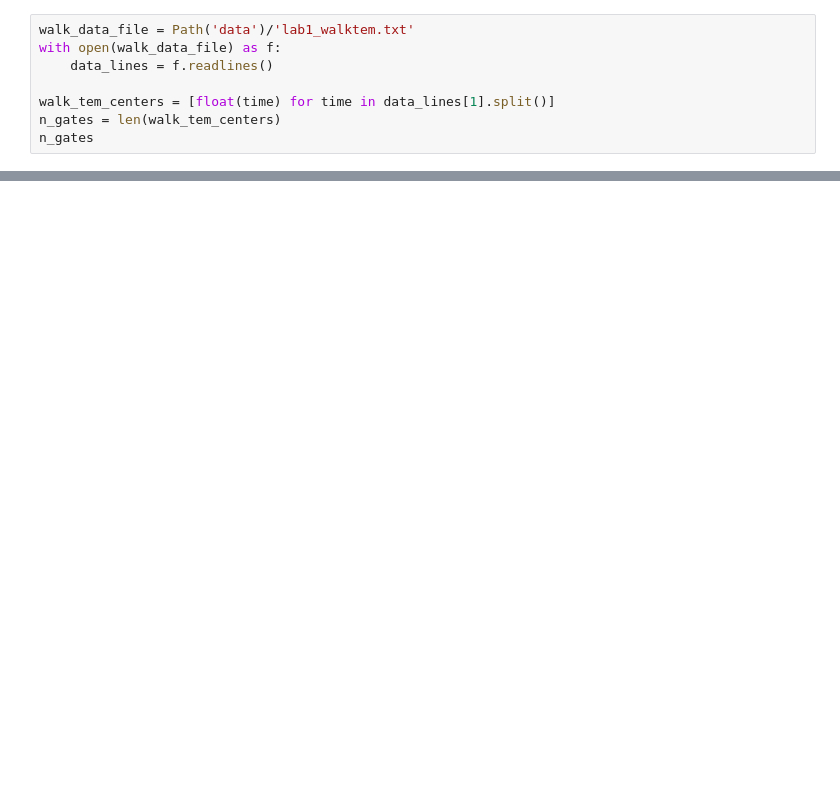
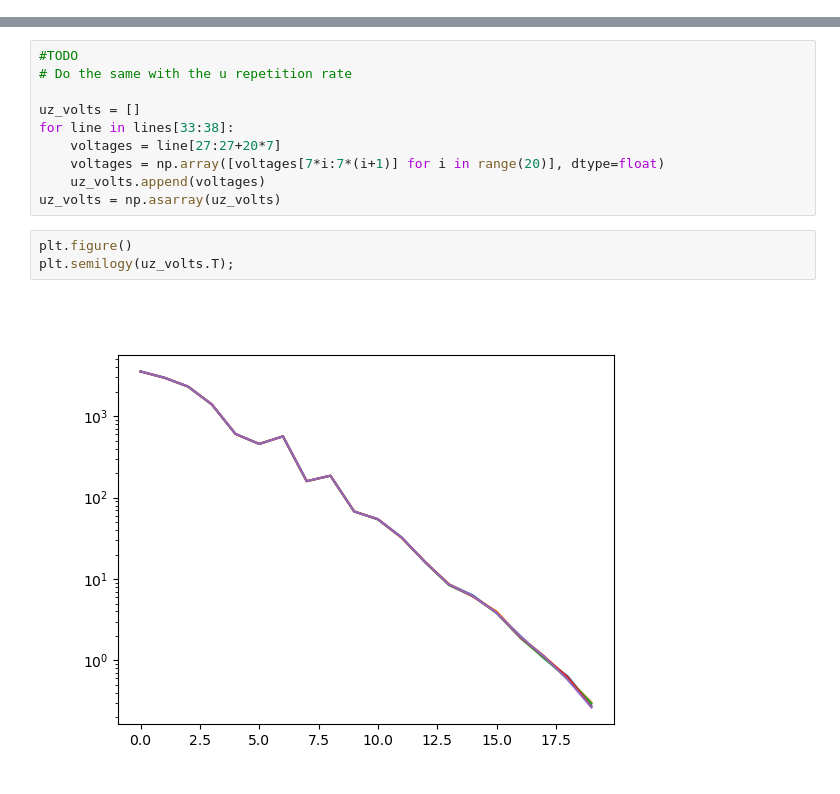
Before and after one commit to jcapriot/gpgn-319, a Jupyter notebook: labs/EM/lab2_scratch.ipynb, the cells around one changed output, grey strips where cells are left out. Drawn from its saved outputs; the diff is of its cells as text; blank space fills up the shorter version.

```diff
--- a/labs/EM/lab2_scratch.ipynb
+++ b/labs/EM/lab2_scratch.ipynb
@@ -153,8 +0,0 @@ plt.gca().invert_yaxis()
-# %%
-walk_data_file = Path('data')/'lab1_walktem.txt'
-with open(walk_data_file) as f:
-    data_lines = f.readlines()
-
-walk_tem_centers = [float(time) for time in data_lines[1].split()]
-n_gates = len(walk_tem_centers)
-n_gates
@@ -205,0 +35,15 @@ plt.semilogy(-ch1_moment2[0][1]/ch1_moment2[0][0])
+# %%
+#TODO
+# Do the same with the u repetition rate
+
+uz_volts = []
+for line in lines[33:38]:
+    voltages = line[27:27+20*7]
+    voltages = np.array([voltages[7*i:7*(i+1)] for i in range(20)], dtype=float)
+    uz_volts.append(voltages)
+uz_volts = np.asarray(uz_volts)
+# %%
+plt.figure()
+plt.semilogy(uz_volts.T);
+# %% [output]
+[figure, added]
```
Also changed, not shown: parts of 52 cells of this notebook, 2 other files.
